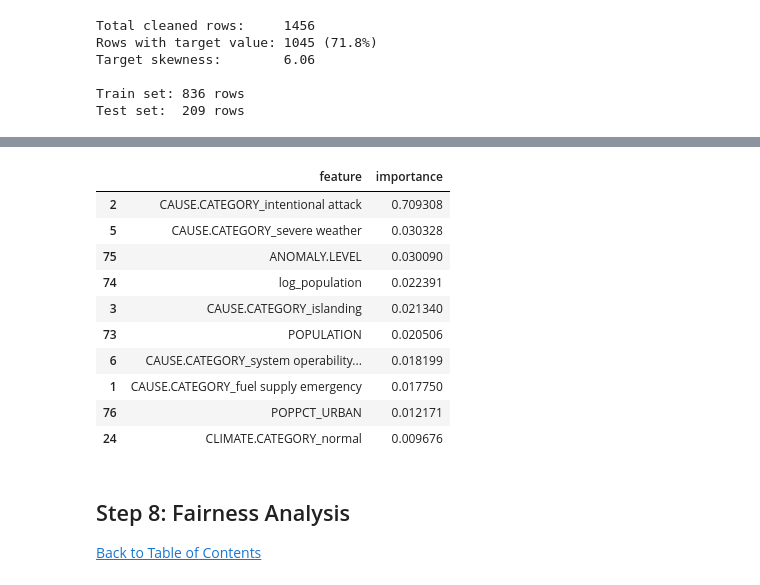
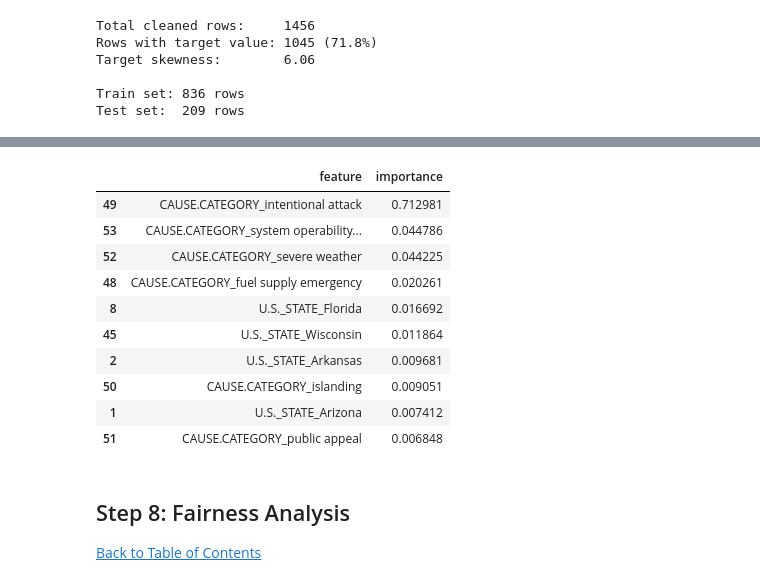
Before and after one commit to scotty-ucsd/dsc259_final_project_rsrogers, a Jupyter notebook: notebooks/hans_scratch.ipynb, the cells around one changed output, grey strips where cells are left out. Cells and saved outputs as stored; diff of their text form; code cells hidden in the pictures.

Commit message:
experimenting with xgb regressor

```diff
--- a/notebooks/hans_scratch.ipynb
+++ b/notebooks/hans_scratch.ipynb
@@ -1878,44 +1912,46 @@ RMSE (214,666) < Std (217,593) → Model IS better than predicting the mean.
 # preprocessor is the ColumnTransformer inside your pipeline
 def get_feature_names(preprocessor):
     feature_names = []
 
     for name, transformer, cols in preprocessor.transformers_:
         if name != 'remainder':
             if hasattr(transformer, 'get_feature_names_out'):
                 # OneHotEncoder
                 names = transformer.get_feature_names_out(cols)
                 feature_names.extend(names)
             else:
                 # passthrough columns
                 feature_names.extend(cols)
     return feature_names
 
 feature_names = get_feature_names(model.regressor_.best_estimator_.named_steps['preprocessor'])
 
 # Access RandomForest inside pipeline inside GridSearchCV inside TransformedTargetRegressor
-rf = model.regressor_.best_estimator_.named_steps['rfr']
+#rf = model.regressor_.best_estimator_.named_steps['rfr']
+
+rf = model.regressor_.best_estimator_.named_steps['xgbr']
 importances = rf.feature_importances_
 
 
 feat_imp = pd.DataFrame({
     'feature': feature_names,
     'importance': importances
 }).sort_values('importance', ascending=False)
 
 top10 = feat_imp.sort_values("importance", ascending=False).iloc[0:10]
 display(top10)
 # %% [output]
 |  | feature | importance |
-| 2 | CAUSE.CATEGORY_intentional attack | 0.709308 |
-| 5 | CAUSE.CATEGORY_severe weather | 0.030328 |
-| 75 | ANOMALY.LEVEL | 0.030090 |
-| 74 | log_population | 0.022391 |
-| 3 | CAUSE.CATEGORY_islanding | 0.021340 |
-| 73 | POPULATION | 0.020506 |
-| 6 | CAUSE.CATEGORY_system operability... | 0.018199 |
-| 1 | CAUSE.CATEGORY_fuel supply emergency | 0.017750 |
-| 76 | POPPCT_URBAN | 0.012171 |
-| 24 | CLIMATE.CATEGORY_normal | 0.009676 |
+| 49 | CAUSE.CATEGORY_intentional attack | 0.712981 |
+| 53 | CAUSE.CATEGORY_system operability... | 0.044786 |
+| 52 | CAUSE.CATEGORY_severe weather | 0.044225 |
+| 48 | CAUSE.CATEGORY_fuel supply emergency | 0.020261 |
+| 8 | U.S._STATE_Florida | 0.016692 |
+| 45 | U.S._STATE_Wisconsin | 0.011864 |
+| 2 | U.S._STATE_Arkansas | 0.009681 |
+| 50 | CAUSE.CATEGORY_islanding | 0.009051 |
+| 1 | U.S._STATE_Arizona | 0.007412 |
+| 51 | CAUSE.CATEGORY_public appeal | 0.006848 |
 # %% [markdown]
 <h2><a id="step8">Step 8: Fairness Analysis</a></h2>
 
```
Also changed, not shown: parts of 2 cells of this notebook, 10 other files.
